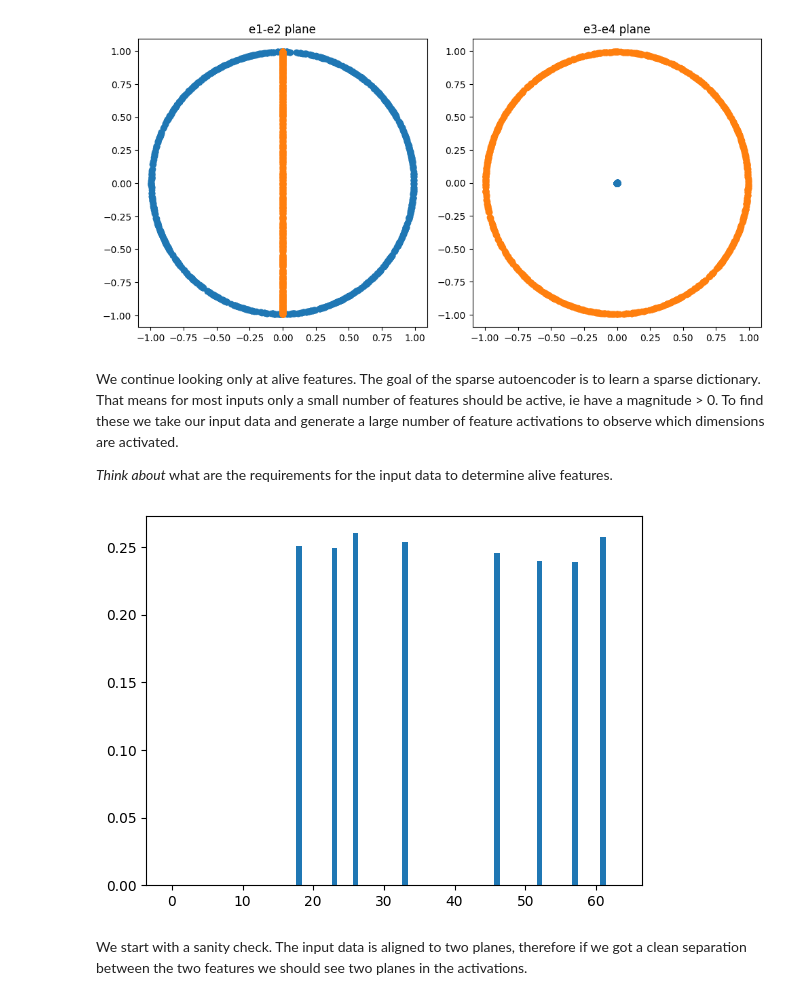
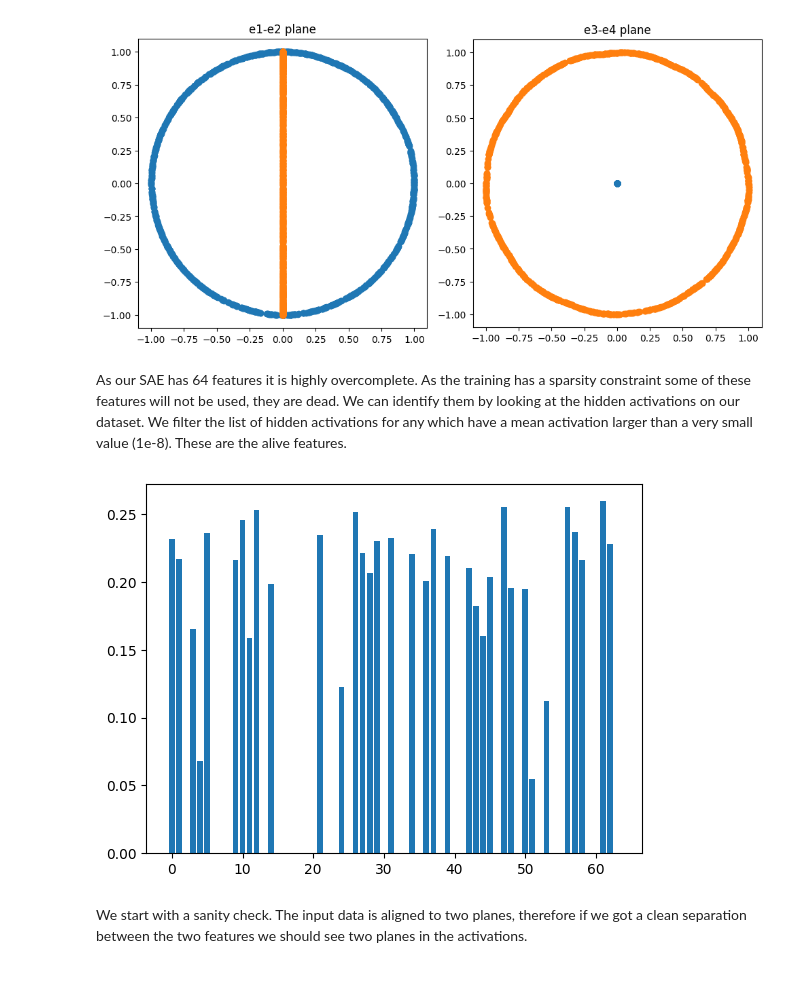
Before and after one commit to derfred/tutorials, a Jupyter notebook: multi_dimensional_features/multi_dimension_features.ipynb, the cells around one changed output. Saved outputs shown, nothing was run; the diff lists cells and outputs as text; code cells hidden in the pictures.

Commit message:
finish toy-case chapter and most of the interventions

```diff
--- a/multi_dimensional_features/multi_dimension_features.ipynb
+++ b/multi_dimensional_features/multi_dimension_features.ipynb
@@ -73,18 +75,20 @@ plt.show()
 We create a simple class for the SAE which we will use for our experiments in this section. Read through the source code and make sure you understand it.
 # %%
 class SAE(nn.Module):
-  def __init__(self, input_dim, hidden_dim, normalize_dec=False):
+  def __init__(self, input_dim, hidden_dim):
     super(SAE, self).__init__()
-    self.encoder       = nn.Linear(input_dim, hidden_dim)
-    self.decoder       = nn.Linear(hidden_dim, input_dim)
-    self.normalize_dec = normalize_dec
+    self.encoder = nn.Linear(input_dim, hidden_dim)
+    self.decoder = nn.Linear(hidden_dim, input_dim)
 
   @property
   def dict_elements(self):
     return self.decoder.weight / mx.linalg.norm(self.decoder.weight, axis=0, keepdims=True)
 
+  def normalize_decoder_columns(self):
+    W_norm = mx.sqrt(mx.sum(self.decoder.weight**2, axis=0, keepdims=True))
+    self.decoder.weight /= W_norm
+
   def __call__(self, x):
-    # TOUNDERSTAND: Why do we subtract the bias?
     features = nn.relu(self.encoder(x - self.decoder.bias))
     return features, self.decoder(features)
 
@@ -96,10 +100,10 @@ class SAE(nn.Module):
   def loss_fn(self, X, sparsity_penalty):
     features, reconst = self(X)
     recon_loss        = mx.mean(mx.power(reconst-X, 2), axis=1)
-    sparsity_loss     = mx.sum(mx.abs(features), axis=1)
+    sparsity_loss     = mx.mean(mx.abs(features))
     return mx.mean(recon_loss + sparsity_penalty*sparsity_loss)
 
-  def train(self, Xs, sparsity_penalty, lr=1e-3, max_iter=20000, batch_size=16):
+  def train(self, Xs, sparsity_penalty, lr=1e-3, max_iter=20000, batch_size=128):
     """
     Xs: list of input datasets, they will be sampled uniformly
     """
@@ -121,6 +125,7 @@ class SAE(nn.Module):
           pbar.set_postfix({"Loss": loss.item()})
 
         optimizer.update(self, grads)
+        self.normalize_decoder_columns()
         mx.eval(self.parameters(), optimizer.state)
 
         pbar.update(1)
@@ -231,18 +238,16 @@ plt.tight_layout()
 plt.show()
 # %% [output]
 [figure]
-# %% [markdown]
-We continue looking only at alive features. The goal of the sparse autoencoder is to learn a sparse dictionary. That means for most inputs only a small number of features should be active, ie have a magnitude > 0. To find these we take our input data and generate a large number of feature activations to observe which dimensions are activated.
-
-*Think about* what are the requirements for the input data to determine alive features.
+# %% [markdown]
+As our SAE has 64 features it is highly overcomplete. As the training has a sparsity constraint some of these features will not be used, they are dead. We can identify them by looking at the hidden activations on our dataset. We filter the list of hidden activations for any which have a mean activation larger than a very small value (1e-8). These are the alive features.
 # %%
 high_dimensions_activations = high_dimensions_sae(mx.concatenate([mx.array(unit_circle1_in_high_dimensions), mx.array(unit_circle2_in_high_dimensions)]))[0]
-high_dimensions_active_frac = np.array(mx.mean(mx.abs(high_dimensions_activations) > 1e-8, axis=0))
-high_dimensions_active_idxs = np.where(high_dimensions_active_frac > 1e-8)[0]
-plt.bar(np.arange(64), high_dimensions_active_frac)
+high_dimensions_alive_frac = np.array(mx.mean(mx.abs(high_dimensions_activations) > 1e-8, axis=0))
+high_dimensions_alive_idxs = np.where(high_dimensions_alive_frac > 1e-8)[0]
+plt.bar(np.arange(64), high_dimensions_alive_frac)
 plt.show()
 # %% [output]
-[figure, old version]
+[figure, new version]
 # %% [markdown]
 We start with a sanity check. The input data is aligned to two planes, therefore if we got a clean separation between the two features we should see two planes in the activations.
 # %%
```
Also changed, not shown: parts of 64 cells of this notebook.
